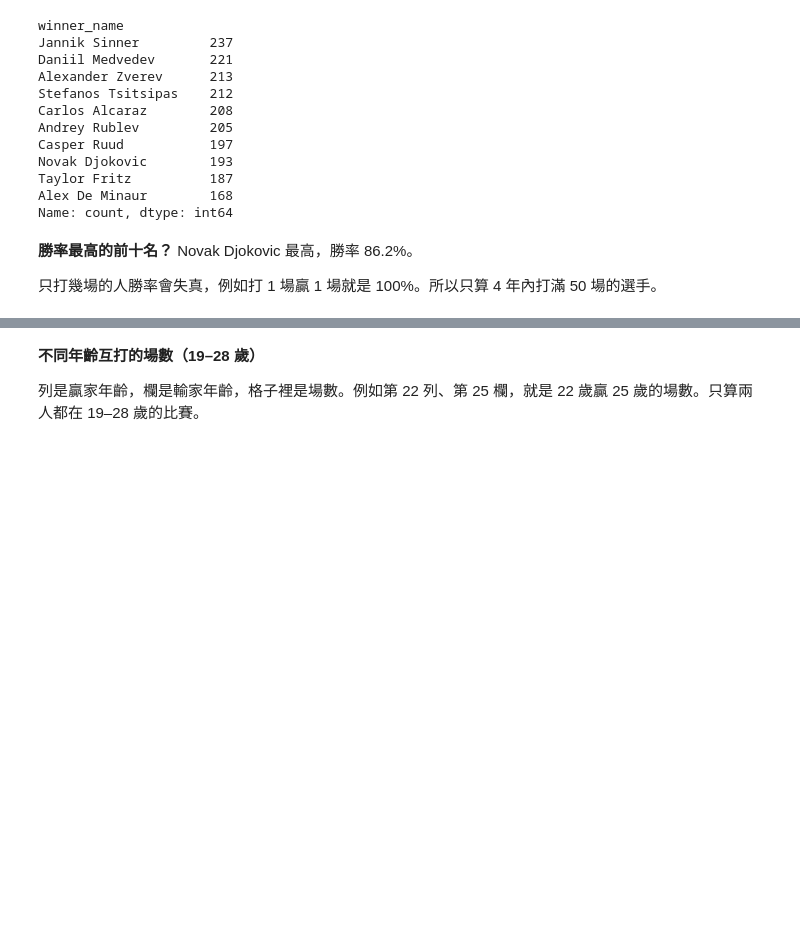
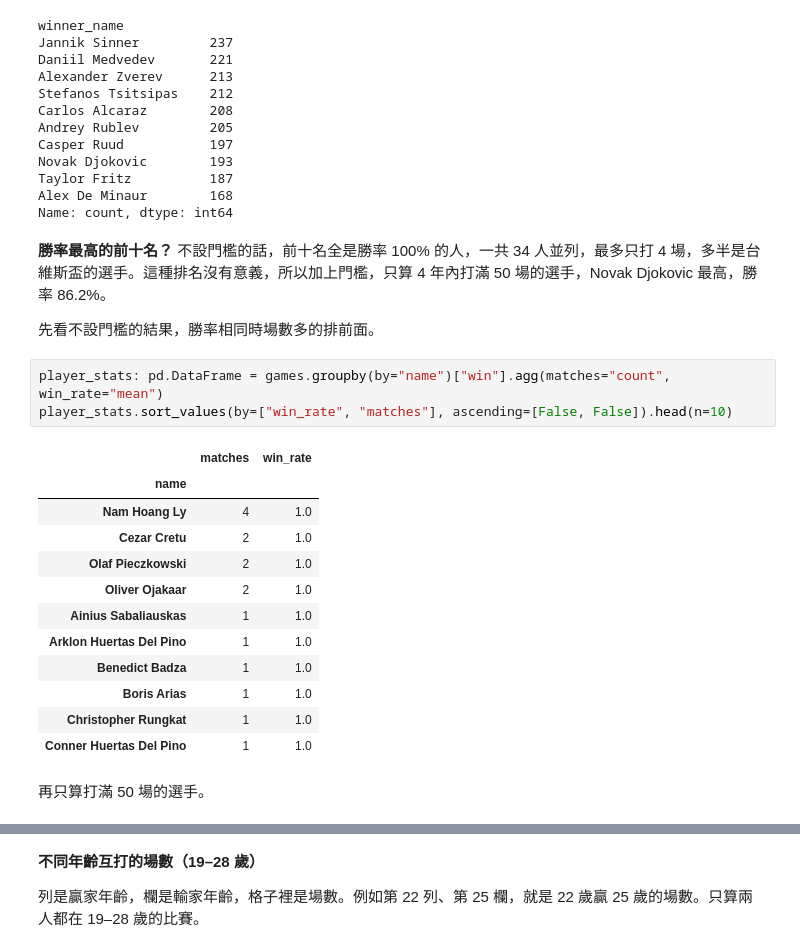
Before and after one commit to yufeng-kano/nycu-code, a Jupyter notebook: data-science-software-and-computation-experiments/hw2/315834011_HW2.ipynb, the cells around one changed output, grey strips where cells are left out. Cells and saved outputs as stored; diff of their text form; blank space fills up the shorter version.

```diff
--- a/data-science-software-and-computation-experiments/hw2/315834011_HW2.ipynb
+++ b/data-science-software-and-computation-experiments/hw2/315834011_HW2.ipynb
@@ -343,9 +343,27 @@ Taylor Fritz          187
 Alex De Minaur        168
 Name: count, dtype: int64
 # %% [markdown]
-**勝率最高的前十名？** Novak Djokovic 最高，勝率 86.2%。
+**勝率最高的前十名？** 不設門檻的話，前十名全是勝率 100% 的人，一共 34 人並列，最多只打 4 場，多半是台維斯盃的選手。這種排名沒有意義，所以加上門檻，只算 4 年內打滿 50 場的選手，Novak Djokovic 最高，勝率 86.2%。
 
-只打幾場的人勝率會失真，例如打 1 場贏 1 場就是 100%。所以只算 4 年內打滿 50 場的選手。
+先看不設門檻的結果，勝率相同時場數多的排前面。
+# %%
+player_stats: pd.DataFrame = games.groupby(by="name")["win"].agg(matches="count", win_rate="mean")
+player_stats.sort_values(by=["win_rate", "matches"], ascending=[False, False]).head(n=10)
+# %% [output]
+|  | matches | win_rate |
+| name |  |  |
+| Nam Hoang Ly | 4 | 1.0 |
+| Cezar Cretu | 2 | 1.0 |
+| Olaf Pieczkowski | 2 | 1.0 |
+| Oliver Ojakaar | 2 | 1.0 |
+| Ainius Sabaliauskas | 1 | 1.0 |
+| Arklon Huertas Del Pino | 1 | 1.0 |
+| Benedict Badza | 1 | 1.0 |
+| Boris Arias | 1 | 1.0 |
+| Christopher Rungkat | 1 | 1.0 |
+| Conner Huertas Del Pino | 1 | 1.0 |
+# %% [markdown]
+再只算打滿 50 場的選手。
 # %%
 MIN_MATCHES: int = 50
 
```
Also changed, not shown: parts of 6 cells of this notebook.
